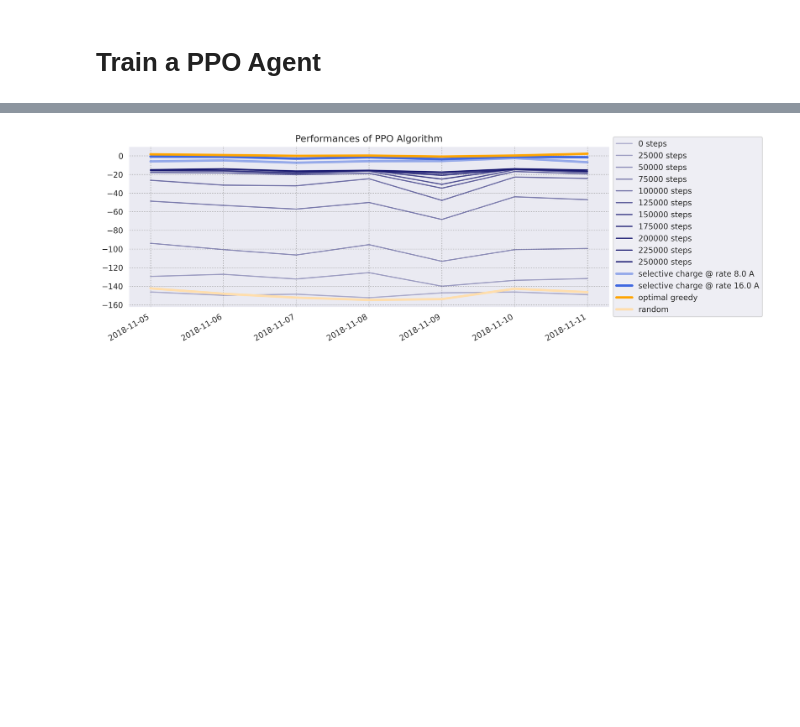
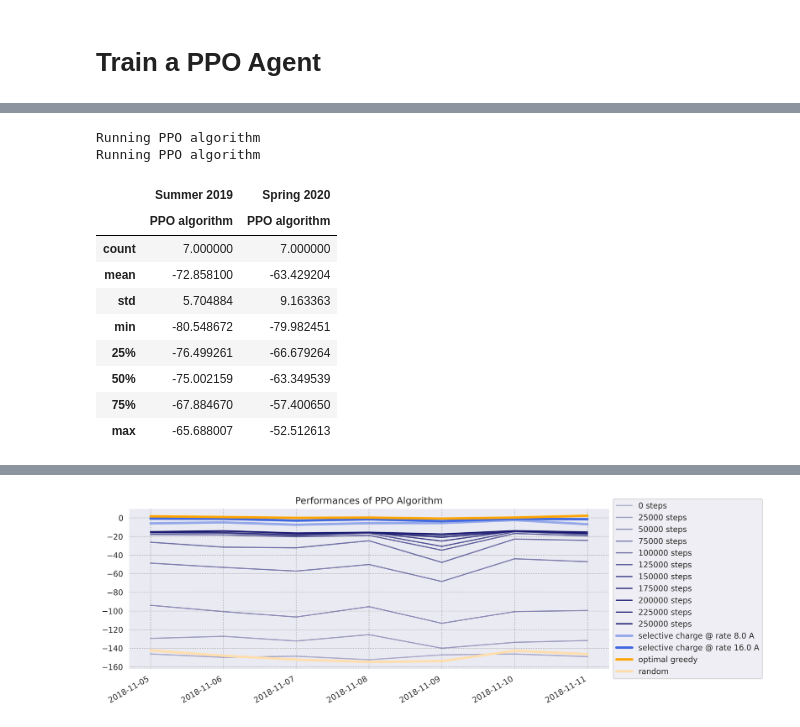
Before and after one commit to chrisyeh96/sustaingym, a Jupyter notebook: examples/baseline_algos.ipynb, the cells around one changed output, grey strips where cells are left out. Saved outputs shown, nothing was run; the diff lists cells and outputs as text; code cells hidden in the pictures; blank space fills up the shorter version.

```diff
--- a/examples/baseline_algos.ipynb
+++ b/examples/baseline_algos.ipynb
@@ -5,6 +5,11 @@
 %cd ..
 # %% [output]
 /home/ubuntu/sustaingym
+# %%
+SITE = 'caltech'
+MODEL = 'ppo'
+TRAIN_DATE_RANGE = 'Summer 2019'
+TEST_DATE_RANGE = 'Spring 2020'
 # %% [markdown]
 # Imports
 # %%
@@ -191,0 +131,32 @@ model.save("ppo_agent_scheduler")
+# %%
+def get_env(train=True):
+    date_period = TRAIN_DATE_RANGE if train else TEST_DATE_RANGE
+
+    def _get_env():
+        gen = GMMsTraceGenerator(site=SITE, date_period=date_period, random_seed=42)
+        return EVChargingEnv(gen, action_type='discrete', project_action=False)
+
+    return _get_env
+
+vec_env = SubprocVecEnv([get_env(train=True) for _ in range(4)])
+train_env = get_env(train=True)()
+eval_env = get_env(train=False)()
+
+save_path = f'./logs/{MODEL}/eval_on_'
+train_save_path = save_path + 'train'
+eval_save_path = save_path + 'eval'
+# Use deterministic actions for evaluation
+eval_on_train_callback = EvalCallback(train_env, best_model_save_path=train_save_path,
+                                      log_path=train_save_path, eval_freq=1000,
+                                      deterministic=True, render=False)
+eval_on_eval_callback = EvalCallback(eval_env, best_model_save_path=eval_save_path,
+                                     log_path=eval_save_path, eval_freq=1000,
+                                     deterministic=True, render=False)
+callback = CallbackList([eval_on_train_callback, eval_on_eval_callback])
+# %%
+if MODEL == 'ppo':
+    model = PPO('MultiInputPolicy', vec_env)
+else:
+    model = DQN('MultiInputPolicy', vec_env)
+
+model.learn(total_timesteps=250_000, callback=callback)
@@ -191,0 +185,22 @@ model.save("ppo_agent_scheduler")
+# %%
+rewards_for_ranges = dict()
+for env, date_range in zip([train_env, eval_env], [TRAIN_DATE_RANGE, TEST_DATE_RANGE]):
+    rl_algo = PPOAlgorithm(env, model)
+    model_rewards = collect_rewards([rl_algo], date_range, num_days=7)
+    rewards_for_ranges[date_range] = model_rewards.reset_index().drop('dates', axis=1)
+# %% [output]
+Running PPO algorithm
+Running PPO algorithm
+# %%
+pd.concat(rewards_for_ranges, axis=1).describe()
+# %% [output]
+|  | Summer 2019 | Spring 2020 |
+|  | PPO algorithm | PPO algorithm |
+| count | 7.000000 | 7.000000 |
+| mean | -72.858100 | -63.429204 |
+| std | 5.704884 | 9.163363 |
+| min | -80.548672 | -79.982451 |
+| 25% | -76.499261 | -66.679264 |
+| 50% | -75.002159 | -63.349539 |
+| 75% | -67.884670 | -57.400650 |
+| max | -65.688007 | -52.512613 |
```
Also changed, not shown: parts of 18 cells of this notebook, 10 other files.
